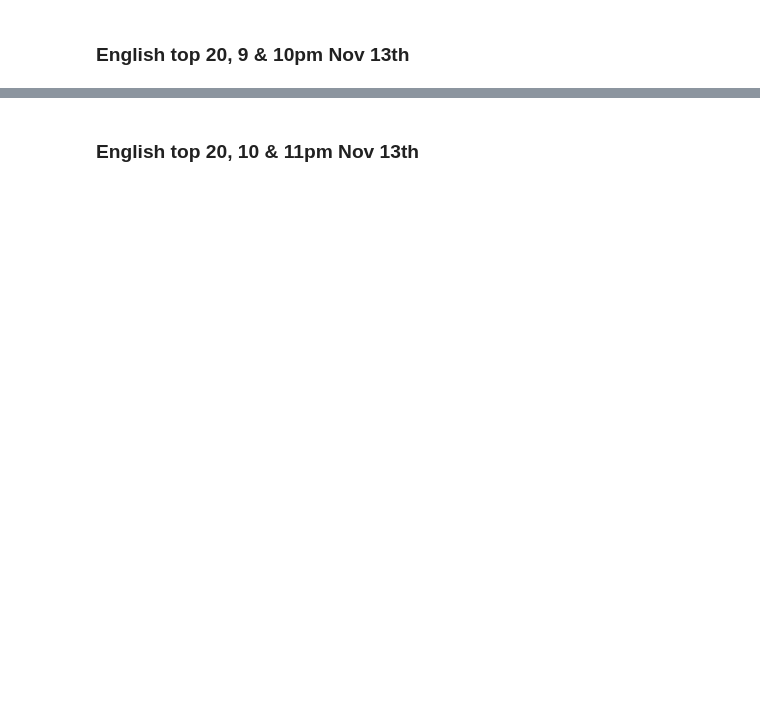
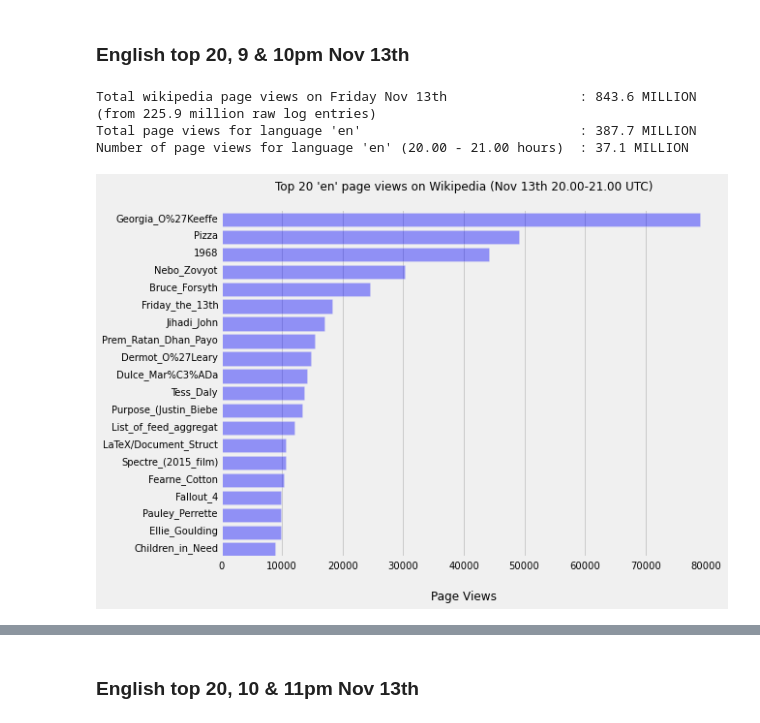
Before and after one commit to JSegrave/CA674_Spark_Project, a Jupyter notebook: Interactive_Analysis_of_226_Million_Wikipedia_Page_View_Logs.ipynb, the cells around one changed output, grey strips where cells are left out. Cells and saved outputs as stored; diff of their text form; code cells hidden in the pictures; blank space fills up the shorter version.

```diff
--- a/Interactive_Analysis_of_226_Million_Wikipedia_Page_View_Logs.ipynb
+++ b/Interactive_Analysis_of_226_Million_Wikipedia_Page_View_Logs.ipynb
@@ -159,4 +177,9 @@ top20List = top20(logfileEntriesRDD, 'fr', 22, 23, True)
 ### English top 20, 9 & 10pm Nov 13th
 # %%
 
-top20List = top20(logfileEntriesRDD, 'en', 20, 21, True)
+top20List = top20(logfileEntriesRDD, 'en', 20, 21)
+# %% [output]
+Total wikipedia page views on Friday Nov 13th                 : 843.6 MILLION (from 225.9 million raw log entries)
+Total page views for language 'en'                            : 387.7 MILLION
+Number of page views for language 'en' (20.00 - 21.00 hours)  : 37.1 MILLION
+[figure, added]
```
Also changed, not shown: parts of 8 cells of this notebook.
